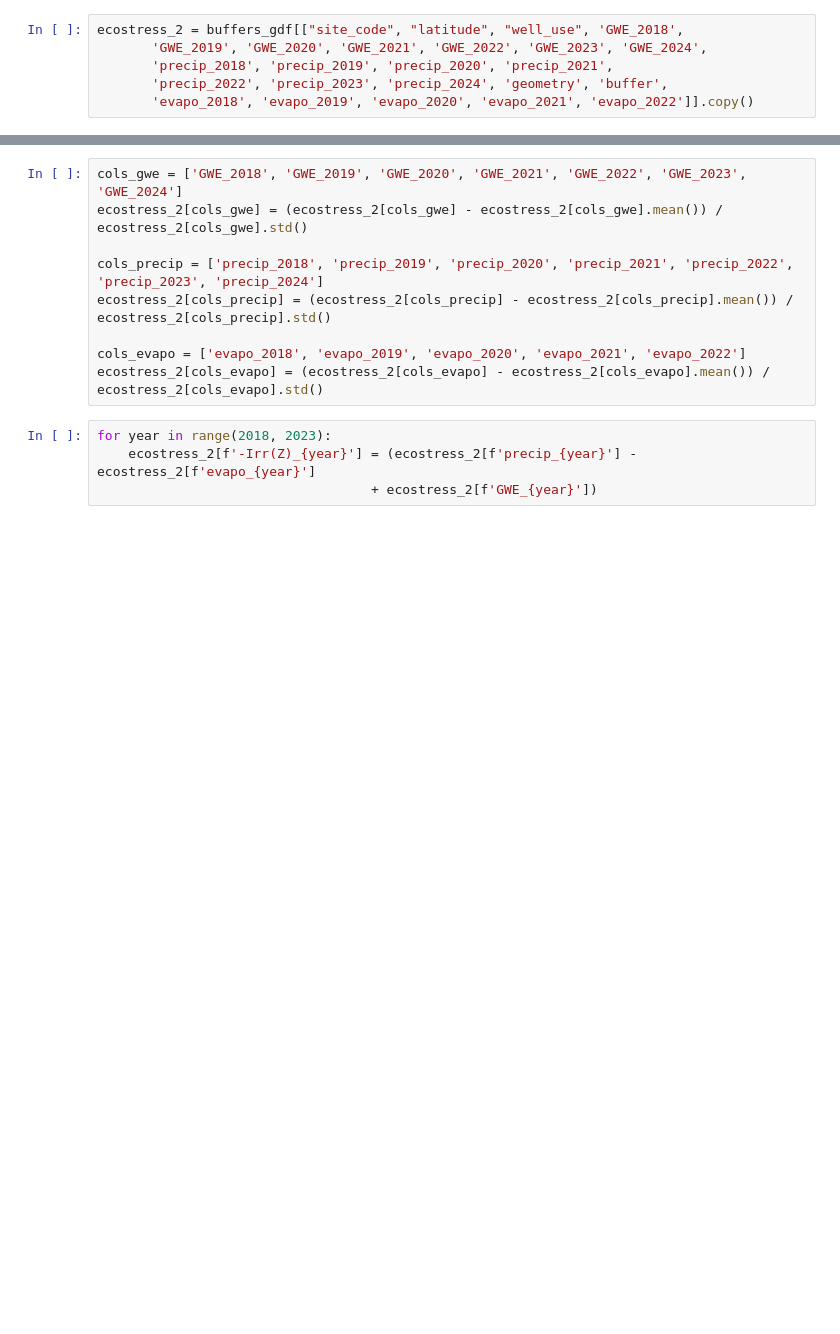
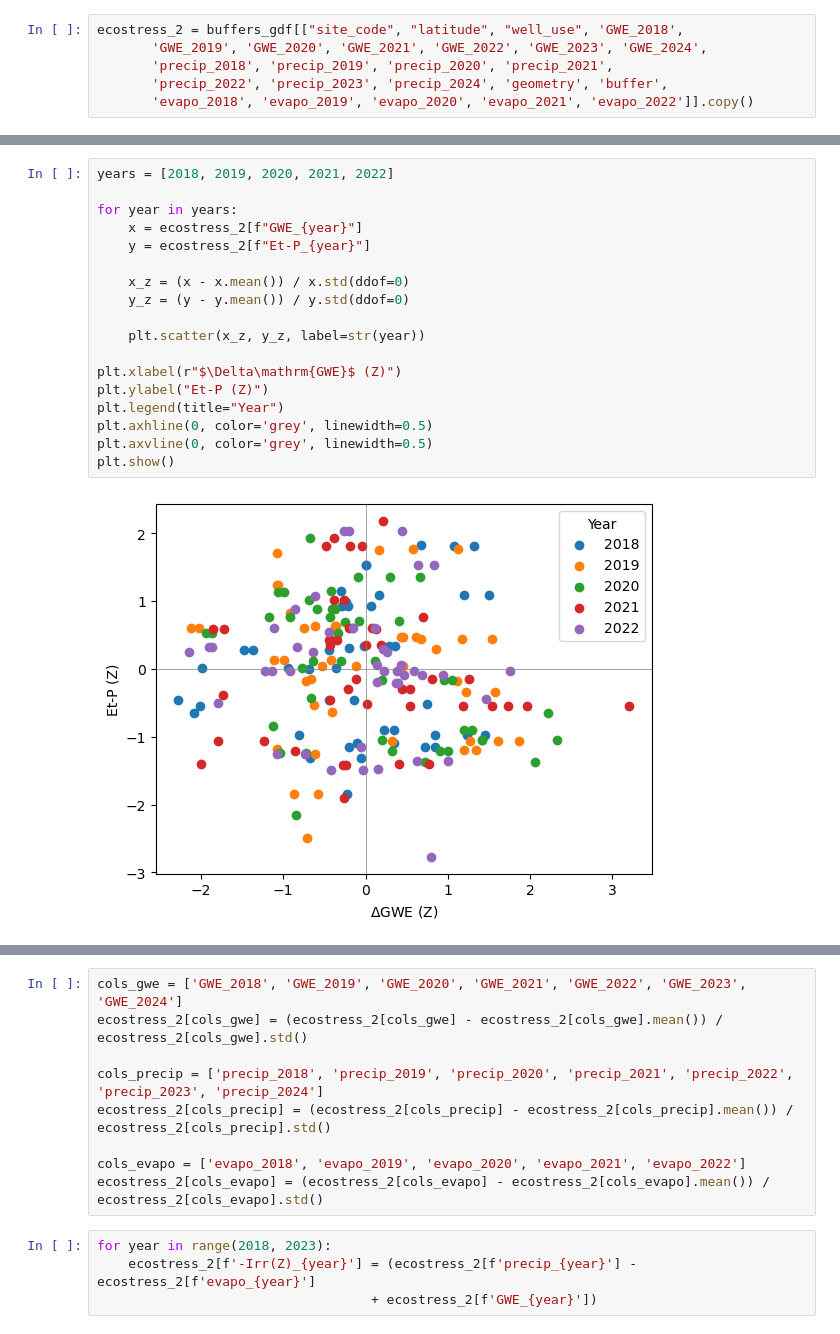
Before and after one commit to nicr0ss/DS-Honours, a Jupyter notebook: notebooks/ECOSTRESS.ipynb, the cells around one changed output, grey strips where cells are left out. Saved outputs shown, nothing was run; the diff lists cells and outputs as text; blank space fills up the shorter version.

```diff
--- a/notebooks/ECOSTRESS.ipynb
+++ b/notebooks/ECOSTRESS.ipynb
@@ -532,0 +547,20 @@ ecostress_2 = buffers_gdf[["site_code", "latitude", "well_use", 'GWE_2018',
+# %%
+years = [2018, 2019, 2020, 2021, 2022]
+
+for year in years:
+    x = ecostress_2[f"GWE_{year}"]
+    y = ecostress_2[f"Et-P_{year}"]
+
+    x_z = (x - x.mean()) / x.std(ddof=0)
+    y_z = (y - y.mean()) / y.std(ddof=0)
+
+    plt.scatter(x_z, y_z, label=str(year))
+
+plt.xlabel(r"$\Delta\mathrm{GWE}$ (Z)")
+plt.ylabel("Et-P (Z)")
+plt.legend(title="Year")
+plt.axhline(0, color='grey', linewidth=0.5)
+plt.axvline(0, color='grey', linewidth=0.5)
+plt.show()
+# %% [output]
+[figure, added]
```
Also changed, not shown: parts of 12 cells of this notebook, 4 other files.
